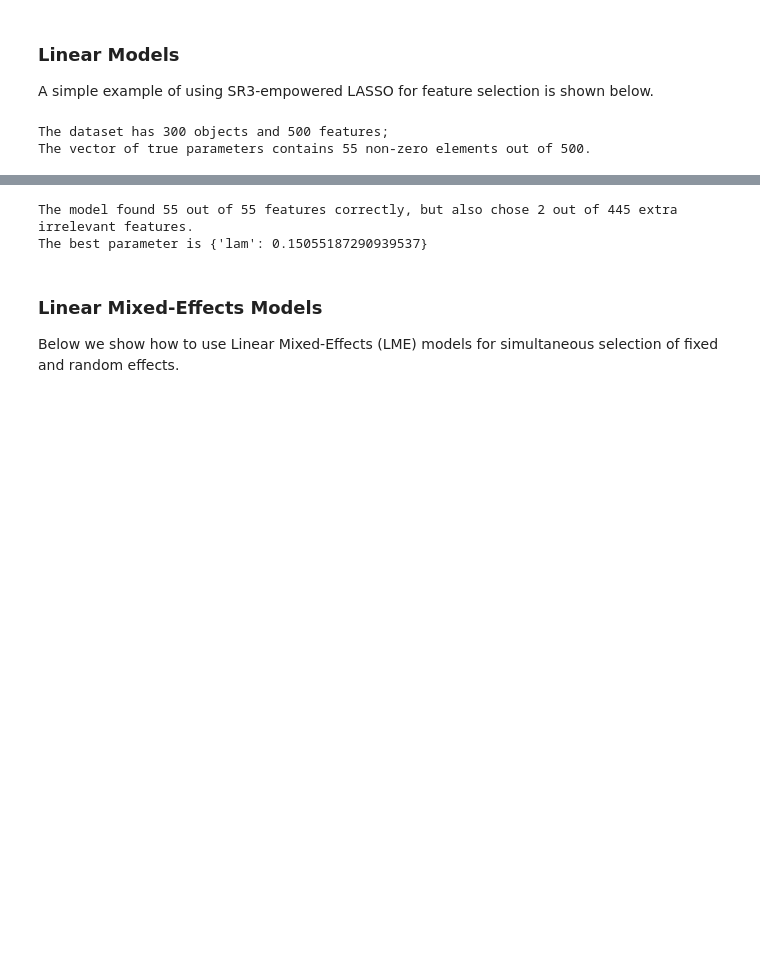
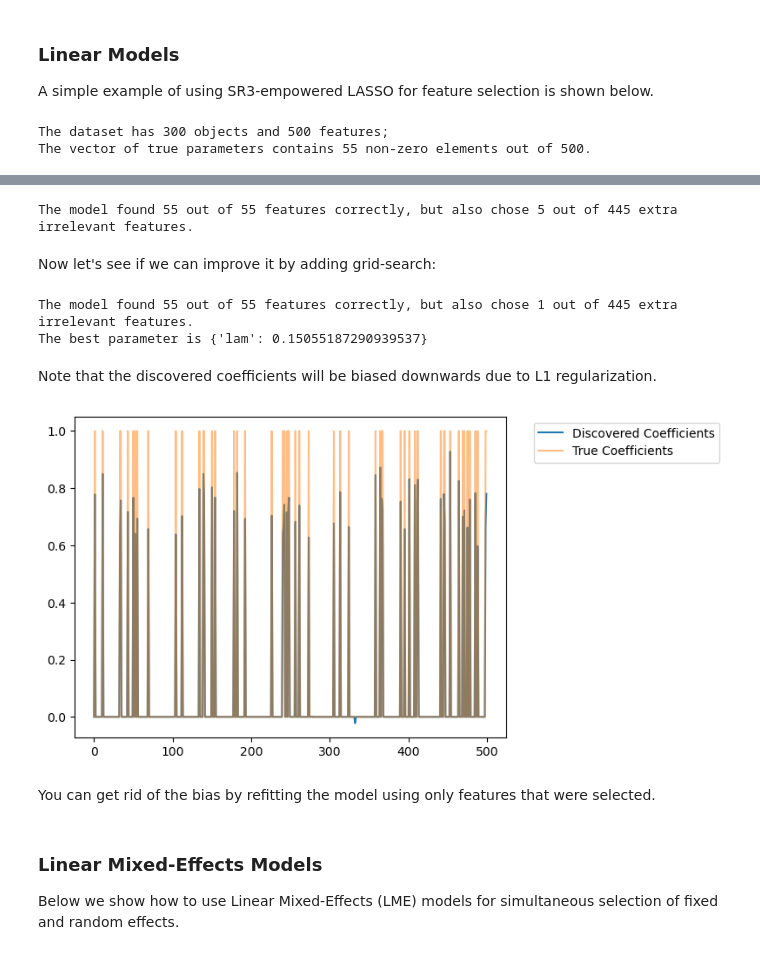
Before and after one commit to aksholokhov/pysr3, a Jupyter notebook: docs/quickstart.ipynb, the cells around one changed output, grey strips where cells are left out. Cells and saved outputs as stored; diff of their text form; code cells hidden in the pictures; blank space fills up the shorter version.

Commit message:
Add extra plots

```diff
--- a/docs/quickstart.ipynb
+++ b/docs/quickstart.ipynb
@@ -67,0 +70,8 @@ The vector of true parameters contains 55 non-zero elements out of 500.
+# %%
+from pysr3.linear.models import LinearL1ModelSR3
+from sklearn.metrics import confusion_matrix
+lam = 0.1*np.max(np.abs(a.T.dot(b)))
+model = LinearL1ModelSR3(lam=lam, el=1e5)
+# %%
+%%timeit
+model.fit(a, b)
@@ -68,7 +80,15 @@ The vector of true parameters contains 55 non-zero elements out of 500.
+# %%
+maybe_x = model.coef_['x']
+tn, fp, fn, tp = confusion_matrix(true_x, np.abs(maybe_x) > np.sqrt(model.tol_solver)).ravel()
+
+print(f"The model found {tp} out of {tp + fn} features correctly, but also chose {fp} out of {tn+fp} extra irrelevant features. \n")
+# %% [output]
+The model found 55 out of 55 features correctly, but also chose 5 out of 445 extra irrelevant features.
+# %% [markdown]
+Now let's see if we can improve it by adding grid-search:
 # %%
 # Automatic features selection using information criterion
 from pysr3.linear.models import LinearL1ModelSR3
-from sklearn.metrics import accuracy_score, confusion_matrix
 from sklearn.model_selection import RandomizedSearchCV
 from sklearn.utils.fixes import loguniform
 
@@ -88,13 +108,27 @@ selector = RandomizedSearchCV(estimator=model,
 
 selector.fit(a, b)
 maybe_x = selector.best_estimator_.coef_['x']
-tn, fp, fn, tp = confusion_matrix(true_x, maybe_x != 0).ravel()
+tn, fp, fn, tp = confusion_matrix(true_x, np.abs(maybe_x) > np.sqrt(model.tol_solver)).ravel()
 
 print(f"The model found {tp} out of {tp + fn} features correctly, but also chose {fp} out of {tn+fp} extra irrelevant features. \n"
       f"The best parameter is {selector.best_params_}")
 # %% [output]
-The model found 55 out of 55 features correctly, but also chose 2 out of 445 extra irrelevant features.
+The model found 55 out of 55 features correctly, but also chose 1 out of 445 extra irrelevant features.
 The best parameter is {'lam': 0.15055187290939537}
+# %% [markdown]
+Note that the discovered coefficients will be biased downwards due to L1 regularization.
+# %%
+import matplotlib.pyplot as plt
+fig, ax = plt.subplots()
+indep = list(range(num_features))
+ax.plot(indep, maybe_x, label='Discovered Coefficients')
+ax.plot(indep, true_x, alpha=0.5, label='True Coefficients')
+ax.legend(bbox_to_anchor=(1.05, 1))
+plt.show()
+# %% [output]
+[figure, added]
+# %% [markdown]
+You can get rid of the bias by refitting the model using only features that were selected.
 # %% [markdown]
 ### Linear Mixed-Effects Models
 
```
Also changed, not shown: parts of 4 cells of this notebook, 3 other files.
